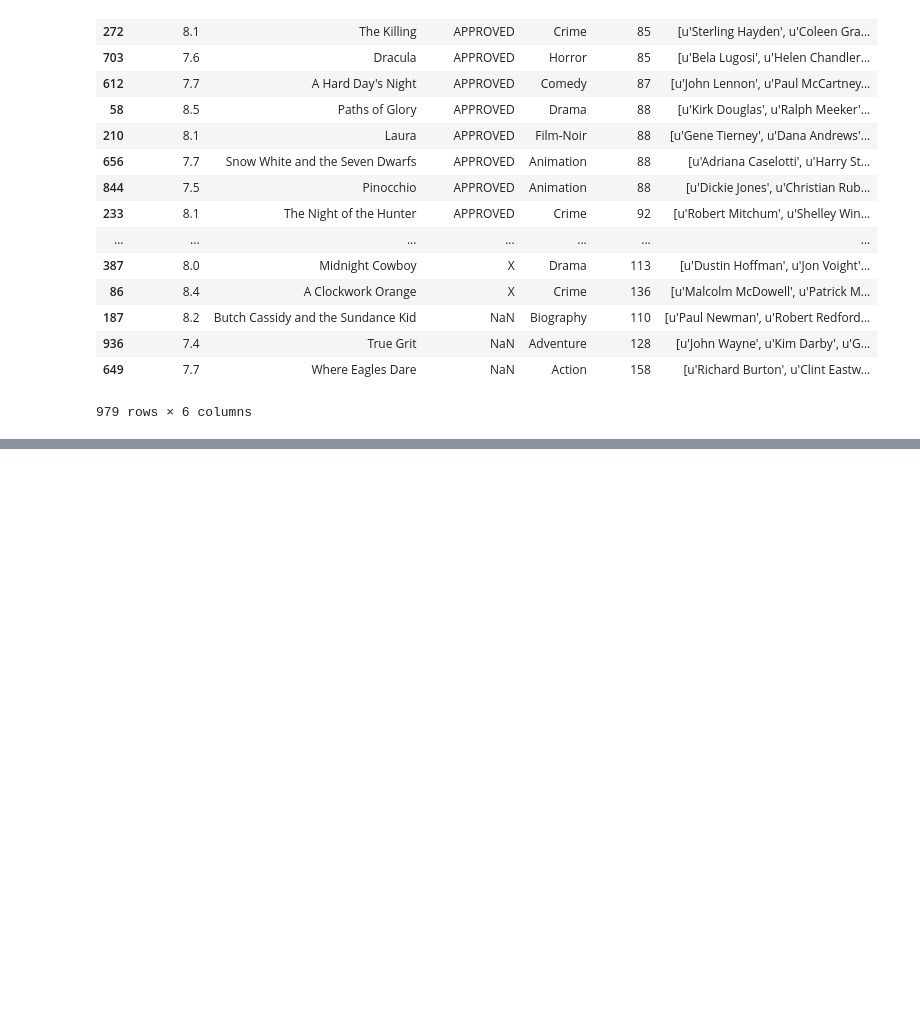
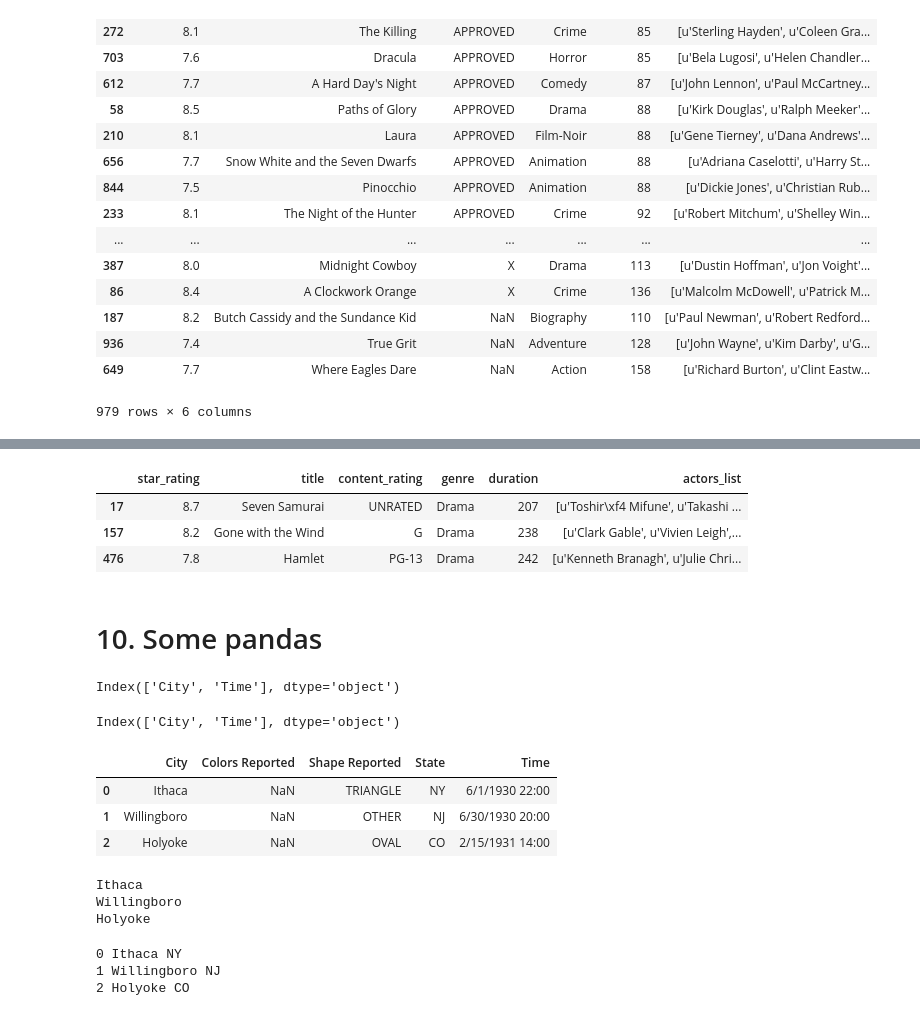
Before and after one commit to AshWorkshop/Modash, a Jupyter notebook: notebooks/learn_pandas.ipynb, the cells around one changed output, grey strips where cells are left out. Cells and saved outputs as stored; diff of their text form; code cells hidden in the pictures; blank space fills up the shorter version.

Commit message:
update learn_pandas

```diff
--- a/notebooks/learn_pandas.ipynb
+++ b/notebooks/learn_pandas.ipynb
@@ -267,0 +317,2 @@ movies.sort_values(['content_rating', 'duration'])
+# %%
+movies = pd.read_csv('http://bit.ly/imdbratings')
@@ -267,0 +328,7 @@ movies.sort_values(['content_rating', 'duration'])
+# %%
+movies[(movies.duration >= 200) & (movies.genre == 'Drama')]  #use '&' but not 'and'
+# %% [output]
+|  | star_rating | title | content_rating | genre | duration | actors_list |
+| 17 | 8.7 | Seven Samurai | UNRATED | Drama | 207 | [u'Toshir\xf4 Mifune', u'Takashi ... |
+| 157 | 8.2 | Gone with the Wind | G | Drama | 238 | [u'Clark Gable', u'Vivien Leigh',... |
+| 476 | 7.8 | Hamlet | PG-13 | Drama | 242 | [u'Kenneth Branagh', u'Julie Chri... |
@@ -267,0 +339,2 @@ movies.sort_values(['content_rating', 'duration'])
+# %% [markdown]
+# 10. Some pandas
@@ -267,0 +343,32 @@ movies.sort_values(['content_rating', 'duration'])
+# %%
+ufo = pd.read_csv('http://bit.ly/uforeports', usecols=[0, 4])
+ufo.columns
+# %% [output]
+Index(['City', 'Time'], dtype='object')
+# %%
+ufo = pd.read_csv('http://bit.ly/uforeports', usecols=['City', 'Time'])
+ufo.columns
+# %% [output]
+Index(['City', 'Time'], dtype='object')
+# %%
+ufo = pd.read_csv('http://bit.ly/uforeports', nrows=3)
+ufo
+# %% [output]
+|  | City | Colors Reported | Shape Reported | State | Time |
+| 0 | Ithaca | NaN | TRIANGLE | NY | 6/1/1930 22:00 |
+| 1 | Willingboro | NaN | OTHER | NJ | 6/30/1930 20:00 |
+| 2 | Holyoke | NaN | OVAL | CO | 2/15/1931 14:00 |
+# %%
+for c in ufo.City:
+    print(c)
+# %% [output]
+Ithaca
+Willingboro
+Holyoke
+# %%
+for index, row in ufo.iterrows():
+    print(index, row.City, row.State)
+# %% [output]
+0 Ithaca NY
+1 Willingboro NJ
+2 Holyoke CO
```
Also changed, not shown: parts of 19 cells of this notebook.
